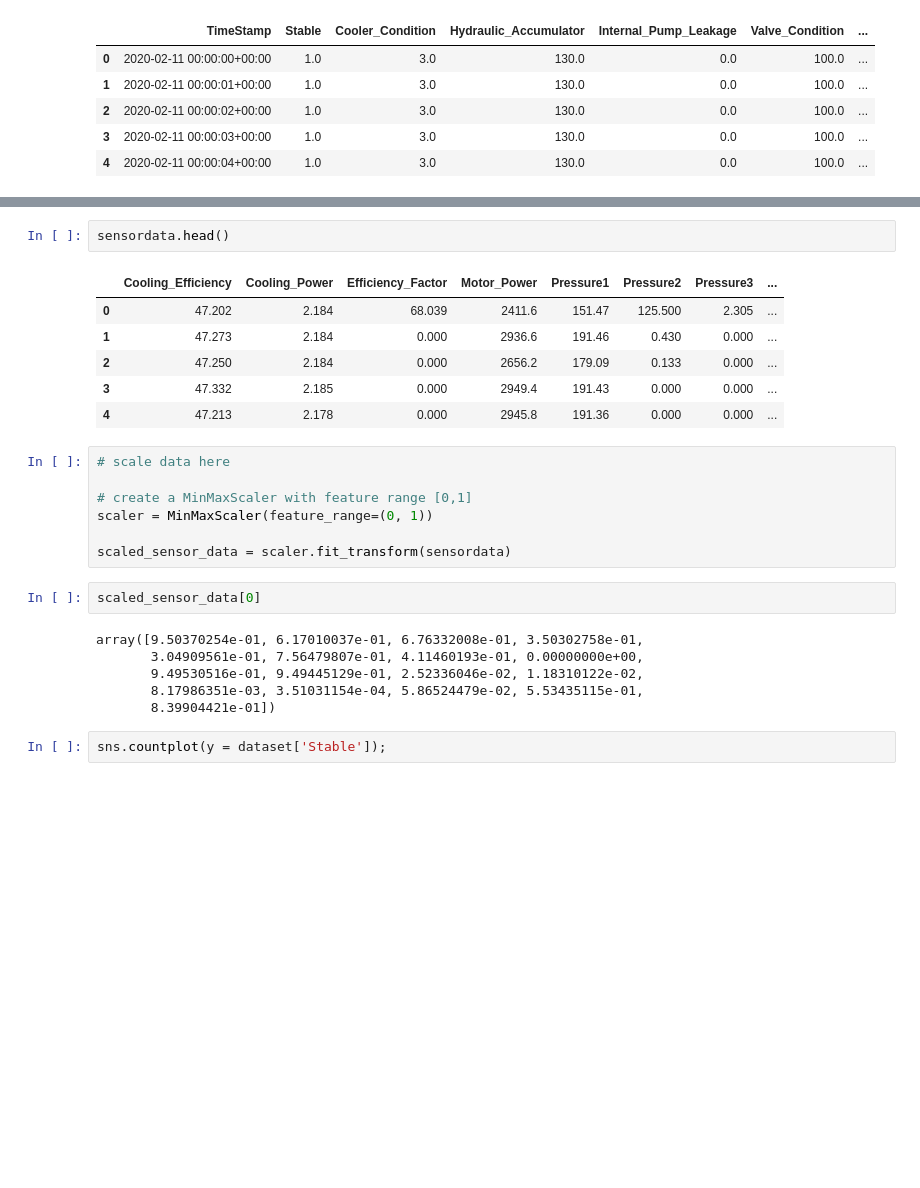
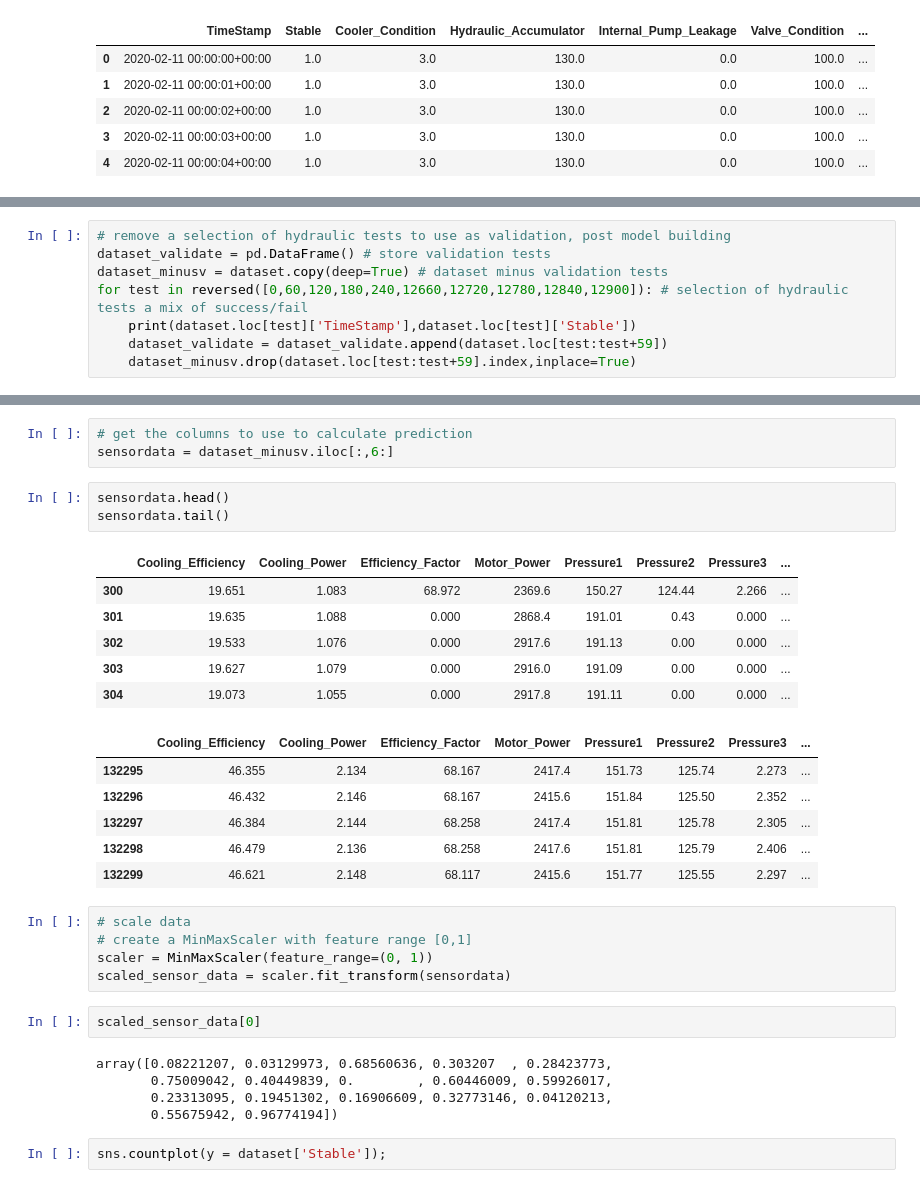
Before and after one commit to mofff/gcp, a Jupyter notebook: hydraulic_predict.ipynb, the cells around one changed output, grey strips where cells are left out. Drawn from its saved outputs; the diff is of its cells as text; blank space fills up the shorter version.

Commit message:
add validation and sim. model inference

```diff
--- a/hydraulic_predict.ipynb
+++ b/hydraulic_predict.ipynb
@@ -122,0 +129,8 @@ sensordata = dataset.iloc[:,6:]
+# %%
+# remove a selection of hydraulic tests to use as validation, post model building
+dataset_validate = pd.DataFrame() # store validation tests
+dataset_minusv = dataset.copy(deep=True) # dataset minus validation tests
+for test in reversed([0,60,120,180,240,12660,12720,12780,12840,12900]): # selection of hydraulic tests a mix of success/fail
+    print(dataset.loc[test]['TimeStamp'],dataset.loc[test]['Stable'])
+    dataset_validate = dataset_validate.append(dataset.loc[test:test+59])
+    dataset_minusv.drop(dataset.loc[test:test+59].index,inplace=True)
@@ -123,27 +157,34 @@ sensordata = dataset.iloc[:,6:]
+# %%
+# get the columns to use to calculate prediction
+sensordata = dataset_minusv.iloc[:,6:]
 # %%
 sensordata.head()
+sensordata.tail()
 # %% [output]
 |  | Cooling_Efficiency | Cooling_Power | Efficiency_Factor | Motor_Power | Pressure1 | Pressure2 | Pressure3 | ... |
-| 0 | 47.202 | 2.184 | 68.039 | 2411.6 | 151.47 | 125.500 | 2.305 | ... |
-| 1 | 47.273 | 2.184 | 0.000 | 2936.6 | 191.46 | 0.430 | 0.000 | ... |
-| 2 | 47.250 | 2.184 | 0.000 | 2656.2 | 179.09 | 0.133 | 0.000 | ... |
-| 3 | 47.332 | 2.185 | 0.000 | 2949.4 | 191.43 | 0.000 | 0.000 | ... |
-| 4 | 47.213 | 2.178 | 0.000 | 2945.8 | 191.36 | 0.000 | 0.000 | ... |
+| 300 | 19.651 | 1.083 | 68.972 | 2369.6 | 150.27 | 124.44 | 2.266 | ... |
+| 301 | 19.635 | 1.088 | 0.000 | 2868.4 | 191.01 | 0.43 | 0.000 | ... |
+| 302 | 19.533 | 1.076 | 0.000 | 2917.6 | 191.13 | 0.00 | 0.000 | ... |
+| 303 | 19.627 | 1.079 | 0.000 | 2916.0 | 191.09 | 0.00 | 0.000 | ... |
+| 304 | 19.073 | 1.055 | 0.000 | 2917.8 | 191.11 | 0.00 | 0.000 | ... |
+|  | Cooling_Efficiency | Cooling_Power | Efficiency_Factor | Motor_Power | Pressure1 | Pressure2 | Pressure3 | ... |
+| 132295 | 46.355 | 2.134 | 68.167 | 2417.4 | 151.73 | 125.74 | 2.273 | ... |
+| 132296 | 46.432 | 2.146 | 68.167 | 2415.6 | 151.84 | 125.50 | 2.352 | ... |
+| 132297 | 46.384 | 2.144 | 68.258 | 2417.4 | 151.81 | 125.78 | 2.305 | ... |
+| 132298 | 46.479 | 2.136 | 68.258 | 2417.6 | 151.81 | 125.79 | 2.406 | ... |
+| 132299 | 46.621 | 2.148 | 68.117 | 2415.6 | 151.77 | 125.55 | 2.297 | ... |
 # %%
-# scale data here
-
+# scale data
 # create a MinMaxScaler with feature range [0,1]
 scaler = MinMaxScaler(feature_range=(0, 1))
-
 scaled_sensor_data = scaler.fit_transform(sensordata)
 # %%
 scaled_sensor_data[0]
 # %% [output]
-array([9.50370254e-01, 6.17010037e-01, 6.76332008e-01, 3.50302758e-01,
-       3.04909561e-01, 7.56479807e-01, 4.11460193e-01, 0.00000000e+00,
-       9.49530516e-01, 9.49445129e-01, 2.52336046e-02, 1.18310122e-02,
-       8.17986351e-03, 3.51031154e-04, 5.86524479e-02, 5.53435115e-01,
-       8.39904421e-01])
+array([0.08221207, 0.03129973, 0.68560636, 0.303207  , 0.28423773,
+       0.75009042, 0.40449839, 0.        , 0.60446009, 0.59926017,
+       0.23313095, 0.19451302, 0.16906609, 0.32773146, 0.04120213,
+       0.55675942, 0.96774194])
 # %%
 sns.countplot(y = dataset['Stable']);
 # %% [output]
```
Also changed, not shown: parts of 39 cells of this notebook.
